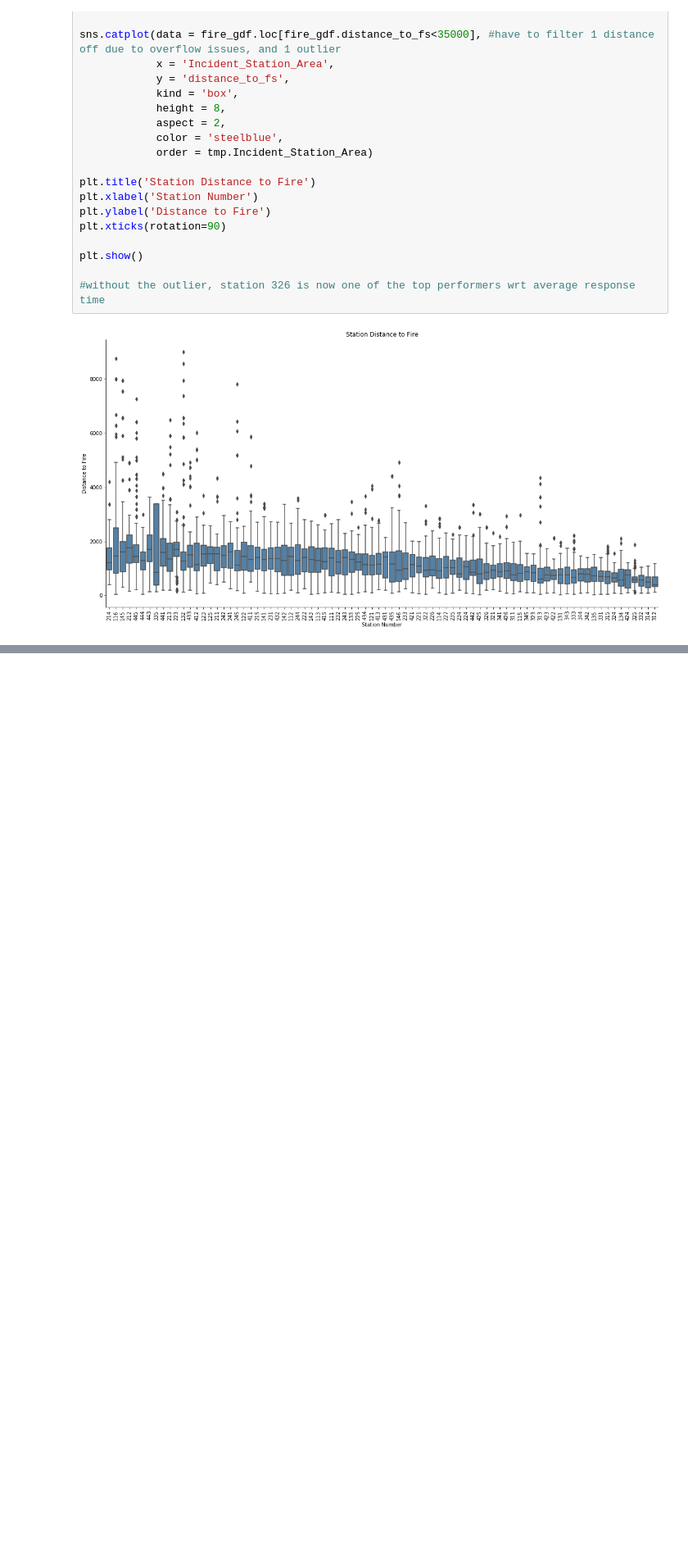
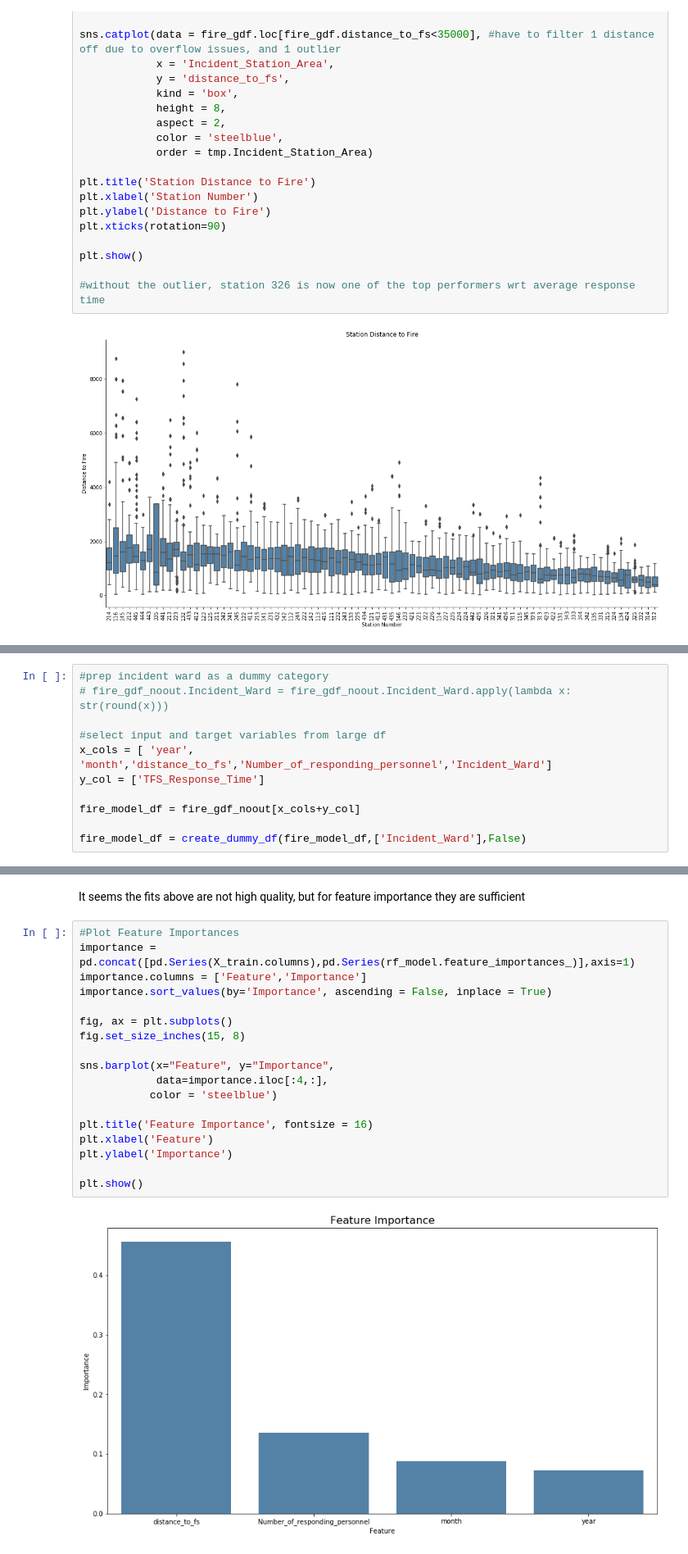
Before and after one commit to mparravani/Toronto_FireIncidents, a Jupyter notebook: Toronto Fire Analysis.ipynb, the cells around one changed output, grey strips where cells are left out. Shown at 82% size. Cells and saved outputs as stored; diff of their text form; blank space fills up the shorter version.

```diff
--- a/Toronto Fire Analysis.ipynb
+++ b/Toronto Fire Analysis.ipynb
@@ -399,0 +461,11 @@ From the above, there are a couple areas (upper left) where a firestation seems
+# %%
+#prep incident ward as a dummy category
+# fire_gdf_noout.Incident_Ward = fire_gdf_noout.Incident_Ward.apply(lambda x: str(round(x)))
+
+#select input and target variables from large df
+x_cols = [ 'year', 'month','distance_to_fs','Number_of_responding_personnel','Incident_Ward']
+y_col = ['TFS_Response_Time']
+
+fire_model_df = fire_gdf_noout[x_cols+y_col]
+
+fire_model_df = create_dummy_df(fire_model_df,['Incident_Ward'],False)
@@ -399,0 +506,22 @@ From the above, there are a couple areas (upper left) where a firestation seems
+# %% [markdown]
+It seems the fits above are not high quality, but for feature importance they are sufficient
+# %%
+#Plot Feature Importances
+importance = pd.concat([pd.Series(X_train.columns),pd.Series(rf_model.feature_importances_)],axis=1)
+importance.columns = ['Feature','Importance']
+importance.sort_values(by='Importance', ascending = False, inplace = True)
+
+fig, ax = plt.subplots()
+fig.set_size_inches(15, 8)
+
+sns.barplot(x="Feature", y="Importance",
+            data=importance.iloc[:4,:],
+           color = 'steelblue')
+
+plt.title('Feature Importance', fontsize = 16)
+plt.xlabel('Feature')
+plt.ylabel('Importance')
+
+plt.show()
+# %% [output]
+[figure, added]
```
Also changed, not shown: parts of 12 cells of this notebook.
